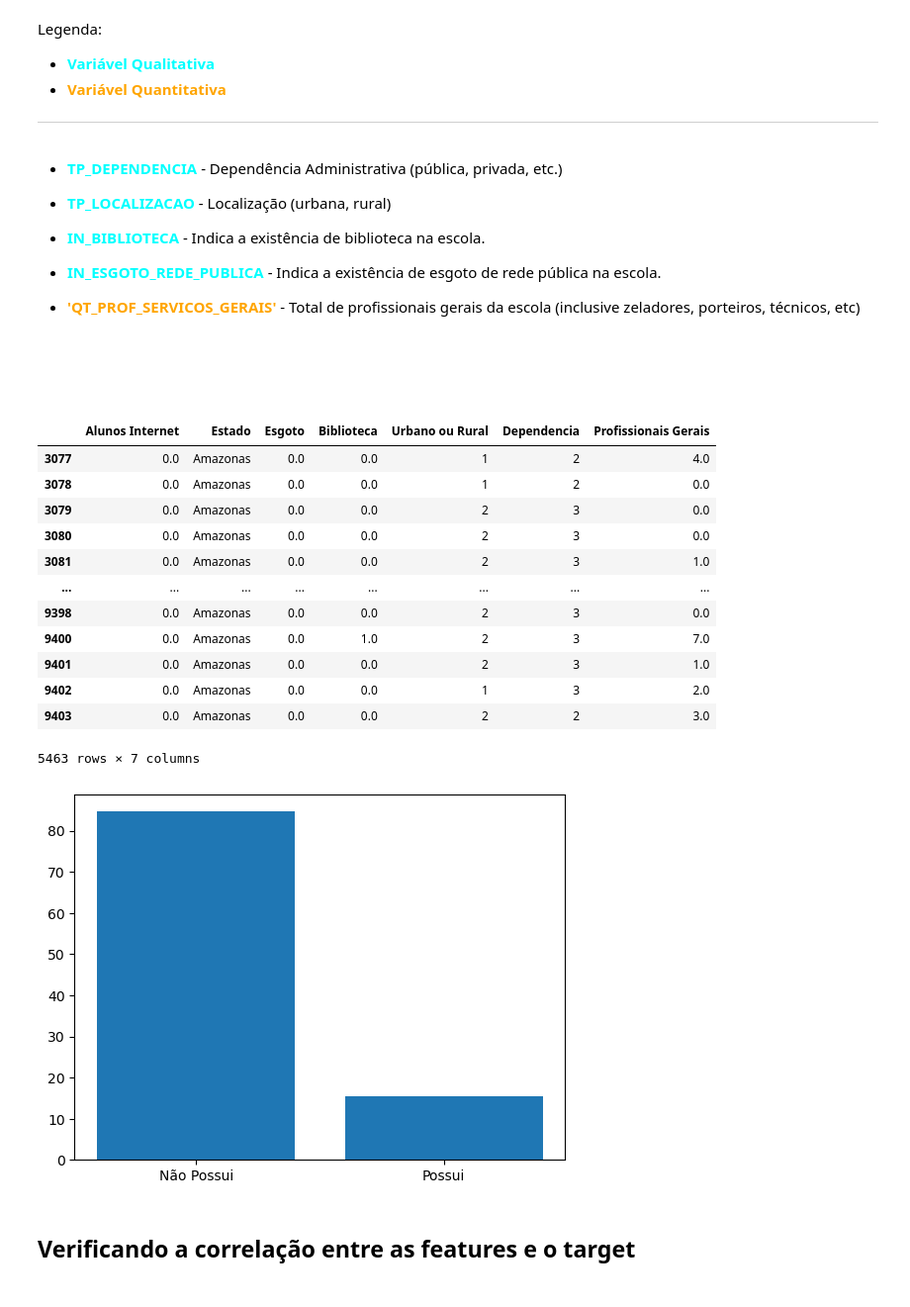
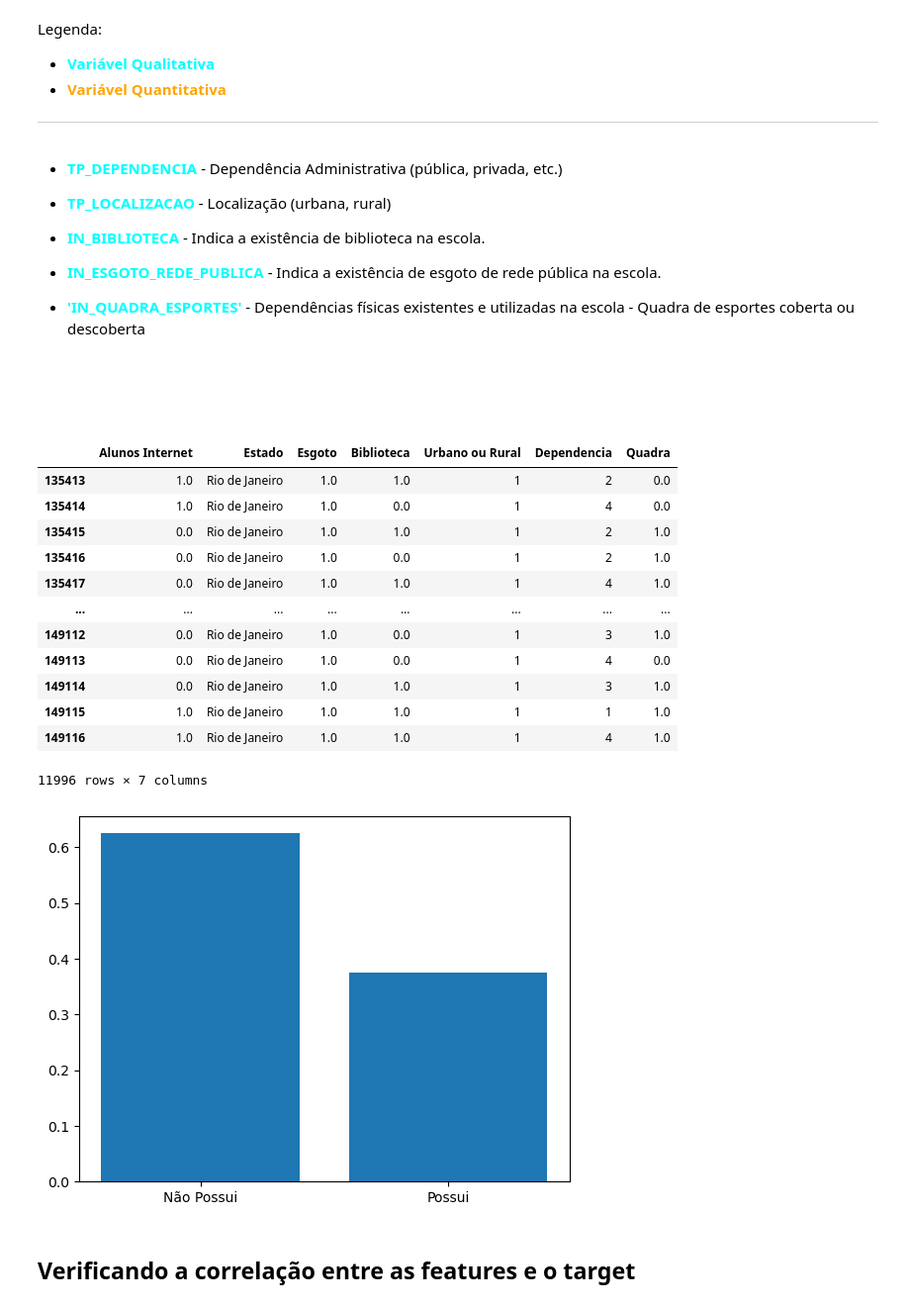
Before and after one commit to joaolindenberg/P2_CEDA2, a Jupyter notebook: main.ipynb, the cells around one changed output. Shown: that part at 99% size. Cells and saved outputs as stored; diff of their text form; code cells hidden in the pictures.

```diff
--- a/main.ipynb
+++ b/main.ipynb
@@ -77,7 +78,7 @@ dados.describe()
 8 rows × 369 columns
 # %%
 # USANDO SOMENTE O AMAZONAS
-dados_filtrados = dados[dados['NO_UF'] == 'Amazonas']
+dados_filtrados = dados[dados['NO_UF'] == 'Rio de Janeiro']
 
 # FILTRANDO SOMENTE AS ESCOLAS QUE ESTÃO EM FUNCIONAMENTO
 dados_filtrados = dados_filtrados[dados_filtrados['TP_SITUACAO_FUNCIONAMENTO'] == 1]
@@ -169,14 +170,14 @@ Legenda:
 
 -   <span style="color: cyan">**IN_ESGOTO_REDE_PUBLICA**</span> - Indica a existência de esgoto de rede pública na escola.
 
--   <span style="color: orange">**'QT_PROF_SERVICOS_GERAIS'**</span> - Total de profissionais gerais da escola (inclusive zeladores, porteiros, técnicos, etc)
+-   <span style="color: cyan">**'IN_QUADRA_ESPORTES'**</span> - Dependências físicas existentes e utilizadas na escola - Quadra de esportes coberta ou descoberta
 # %% [markdown]
 
 <h3 style="color:white;">Filtrando DataFrame
 </h3>
 # %%
 # SELECIONANDO SOMENTE AS COLUNAS QUE QUEREMOS
-colunas_selecionadas = ['IN_INTERNET_ALUNOS','NO_UF', 'IN_ESGOTO_REDE_PUBLICA', 'IN_BIBLIOTECA', 'TP_LOCALIZACAO','TP_DEPENDENCIA','QT_PROF_SERVICOS_GERAIS']
+colunas_selecionadas = ['IN_INTERNET_ALUNOS','NO_UF', 'IN_ESGOTO_REDE_PUBLICA', 'IN_BIBLIOTECA', 'TP_LOCALIZACAO','TP_DEPENDENCIA','IN_QUADRA_ESPORTES']
 df_projeto = dados_filtrados[colunas_selecionadas]
 
 # RENOMEANDO AS COLUNAS
@@ -187,39 +188,41 @@ df_projeto = df_projeto.rename(columns={
     'IN_BIBLIOTECA':'Biblioteca',
     'TP_LOCALIZACAO':'Urbano ou Rural',
     'TP_DEPENDENCIA':'Dependencia',
-    'QT_PROF_SERVICOS_GERAIS': 'Profissionais Gerais'
-
+    'IN_QUADRA_ESPORTES': 'Quadra'
 })
 
 df_projeto
 # %% [output]
-|  | Alunos Internet | Estado | Esgoto | Biblioteca | Urbano ou Rural | Dependencia | Profissionais Gerais |
-| 3077 | 0.0 | Amazonas | 0.0 | 0.0 | 1 | 2 | 4.0 |
-| 3078 | 0.0 | Amazonas | 0.0 | 0.0 | 1 | 2 | 0.0 |
-| 3079 | 0.0 | Amazonas | 0.0 | 0.0 | 2 | 3 | 0.0 |
-| 3080 | 0.0 | Amazonas | 0.0 | 0.0 | 2 | 3 | 0.0 |
-| 3081 | 0.0 | Amazonas | 0.0 | 0.0 | 2 | 3 | 1.0 |
+|  | Alunos Internet | Estado | Esgoto | Biblioteca | Urbano ou Rural | Dependencia | Quadra |
+| 135413 | 1.0 | Rio de Janeiro | 1.0 | 1.0 | 1 | 2 | 0.0 |
+| 135414 | 1.0 | Rio de Janeiro | 1.0 | 0.0 | 1 | 4 | 0.0 |
+| 135415 | 0.0 | Rio de Janeiro | 1.0 | 1.0 | 1 | 2 | 1.0 |
+| 135416 | 0.0 | Rio de Janeiro | 1.0 | 0.0 | 1 | 2 | 1.0 |
+| 135417 | 0.0 | Rio de Janeiro | 1.0 | 1.0 | 1 | 4 | 1.0 |
 | ... | ... | ... | ... | ... | ... | ... | ... |
-| 9398 | 0.0 | Amazonas | 0.0 | 0.0 | 2 | 3 | 0.0 |
-| 9400 | 0.0 | Amazonas | 0.0 | 1.0 | 2 | 3 | 7.0 |
-| 9401 | 0.0 | Amazonas | 0.0 | 0.0 | 2 | 3 | 1.0 |
-| 9402 | 0.0 | Amazonas | 0.0 | 0.0 | 1 | 3 | 2.0 |
-| 9403 | 0.0 | Amazonas | 0.0 | 0.0 | 2 | 2 | 3.0 |
+| 149112 | 0.0 | Rio de Janeiro | 1.0 | 0.0 | 1 | 3 | 1.0 |
+| 149113 | 0.0 | Rio de Janeiro | 1.0 | 0.0 | 1 | 4 | 0.0 |
+| 149114 | 0.0 | Rio de Janeiro | 1.0 | 1.0 | 1 | 3 | 1.0 |
+| 149115 | 1.0 | Rio de Janeiro | 1.0 | 1.0 | 1 | 1 | 1.0 |
+| 149116 | 1.0 | Rio de Janeiro | 1.0 | 1.0 | 1 | 4 | 1.0 |
-5463 rows × 7 columns
+11996 rows × 7 columns
 # %%
 df_internet = pd.DataFrame()
 
-df_internet['Numero de acessos'] = df_projeto['Alunos Internet'].value_counts(normalize=True)*100
+df_internet['Numero de acessos'] = df_projeto['Alunos Internet'].value_counts(normalize=True)
 
 df_internet = df_internet.reset_index()
 
+# Mudando as variáveis de Acesso a Internet (de 0 ou 1 para Não Possui ou Possui, respectivamente)
 df_internet['Acesso Internet'] = df_internet['index'].map({0:'Não Possui',1:'Possui'})
 
 
+# Gráfico
+
 plt.bar(df_internet['Acesso Internet'], df_internet['Numero de acessos'])
 plt.show()
 # %% [output]
-[figure, old version]
+[figure, new version]
 # %% [markdown]
 ## Verificando a correlação entre as features e o target
 # %% [markdown]
```
Also changed, not shown: parts of 24 cells of this notebook.
